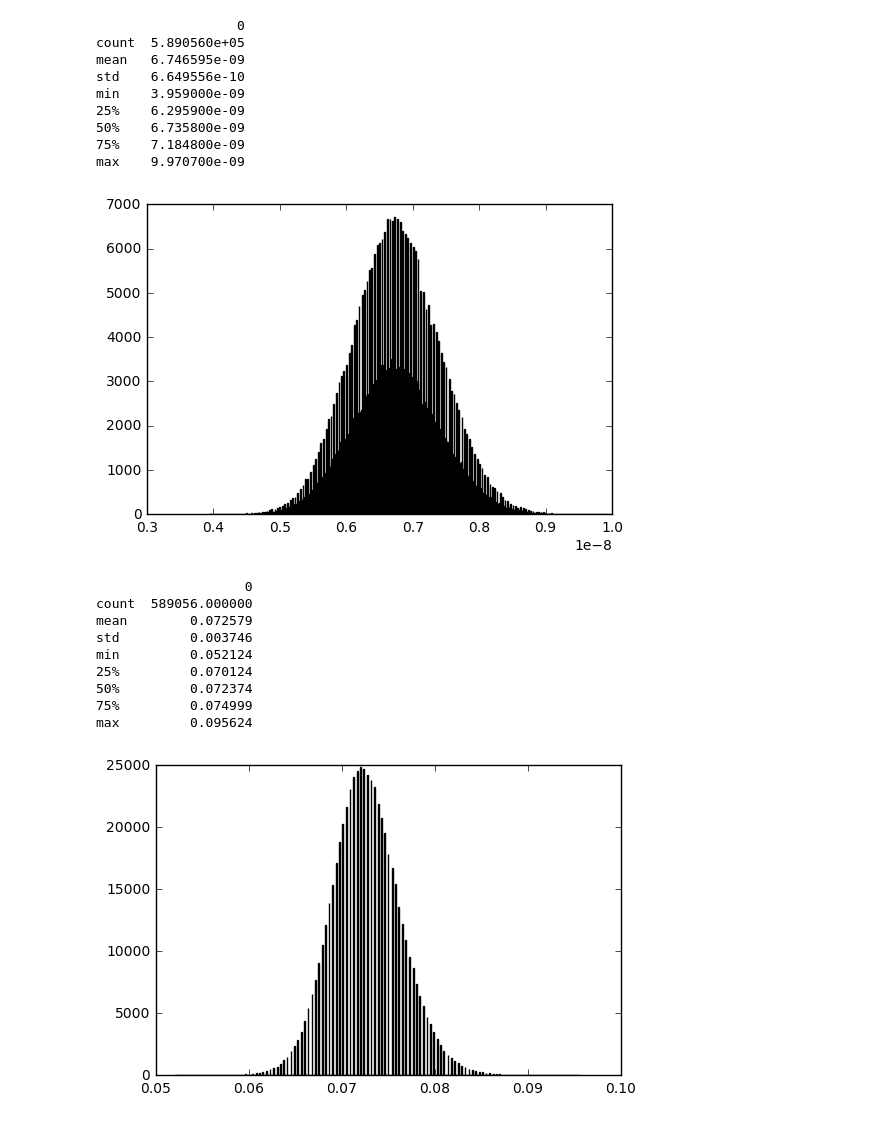
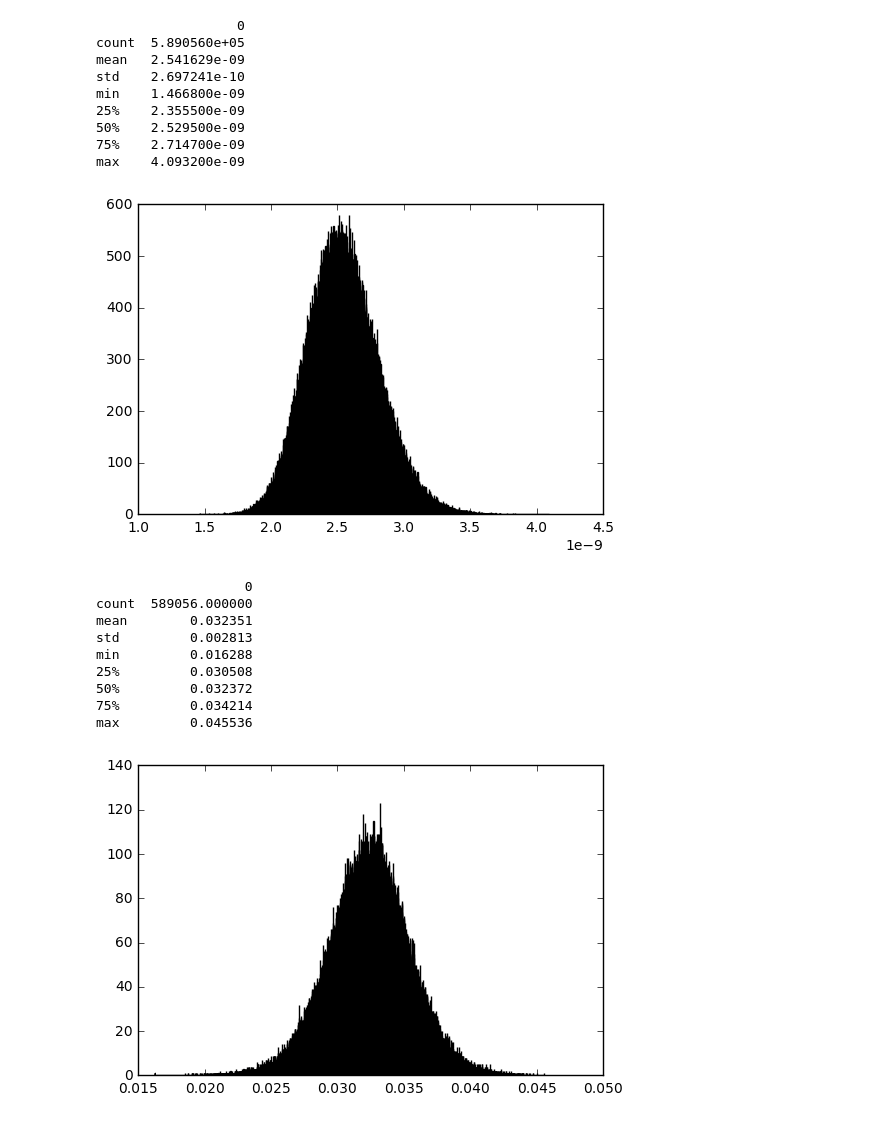
Before and after one commit to wfqethan/Capstone, a Jupyter notebook: Data/AFM/sample data.ipynb, the cells around one changed output. Cells and saved outputs as stored; diff of their text form; code cells hidden in the pictures.

```diff
--- a/Data/AFM/sample data.ipynb
+++ b/Data/AFM/sample data.ipynb
@@ -146,22 +48,22 @@ max         0.058874
 # %%
 # read def data
-DEF = pd.read_table('10-10_Def.txt')
+DEF = pd.read_table('CleanedTXT/Deformation/20-120.txt')
 defvalue = DEF.values.reshape(589056,1)
 sample4 = pd.DataFrame(data = defvalue, index = None)
 # %%
 print(sample4.describe())
-plt.hist(sample4,bins=500,normed=False)
+plt.hist(sample4,bins=5000,normed=False)
 plt.show()
 # %% [output]
                   0
 count  5.890560e+05
-mean   6.746595e-09
-std    6.649556e-10
-min    3.959000e-09
-25%    6.295900e-09
-50%    6.735800e-09
-75%    7.184800e-09
-max    9.970700e-09
+mean   2.541629e-09
+std    2.697241e-10
+min    1.466800e-09
+25%    2.355500e-09
+50%    2.529500e-09
+75%    2.714700e-09
+max    4.093200e-09
-[figure, old version]
+[figure, new version]
 # %%
 #read adh data
@@ -170,16 +72,16 @@ adhvalue = adh.values.reshape(589056,1)
 sample5 = pd.DataFrame(data = adhvalue, index = None)
 # %%
 print(sample5.describe())
-plt.hist(sample5,bins=500,normed=False)
+plt.hist(sample5,bins=50000,normed=False)
 plt.show()
 # %% [output]
                    0
 count  589056.000000
-mean        0.072579
-std         0.003746
-min         0.052124
-25%         0.070124
-50%         0.072374
-75%         0.074999
-max         0.095624
+mean        0.032351
+std         0.002813
+min         0.016288
+25%         0.030508
+50%         0.032372
+75%         0.034214
+max         0.045536
-[figure, old version]
+[figure, new version]
```
Also changed, not shown: parts of 20 cells of this notebook, 3 other files.
